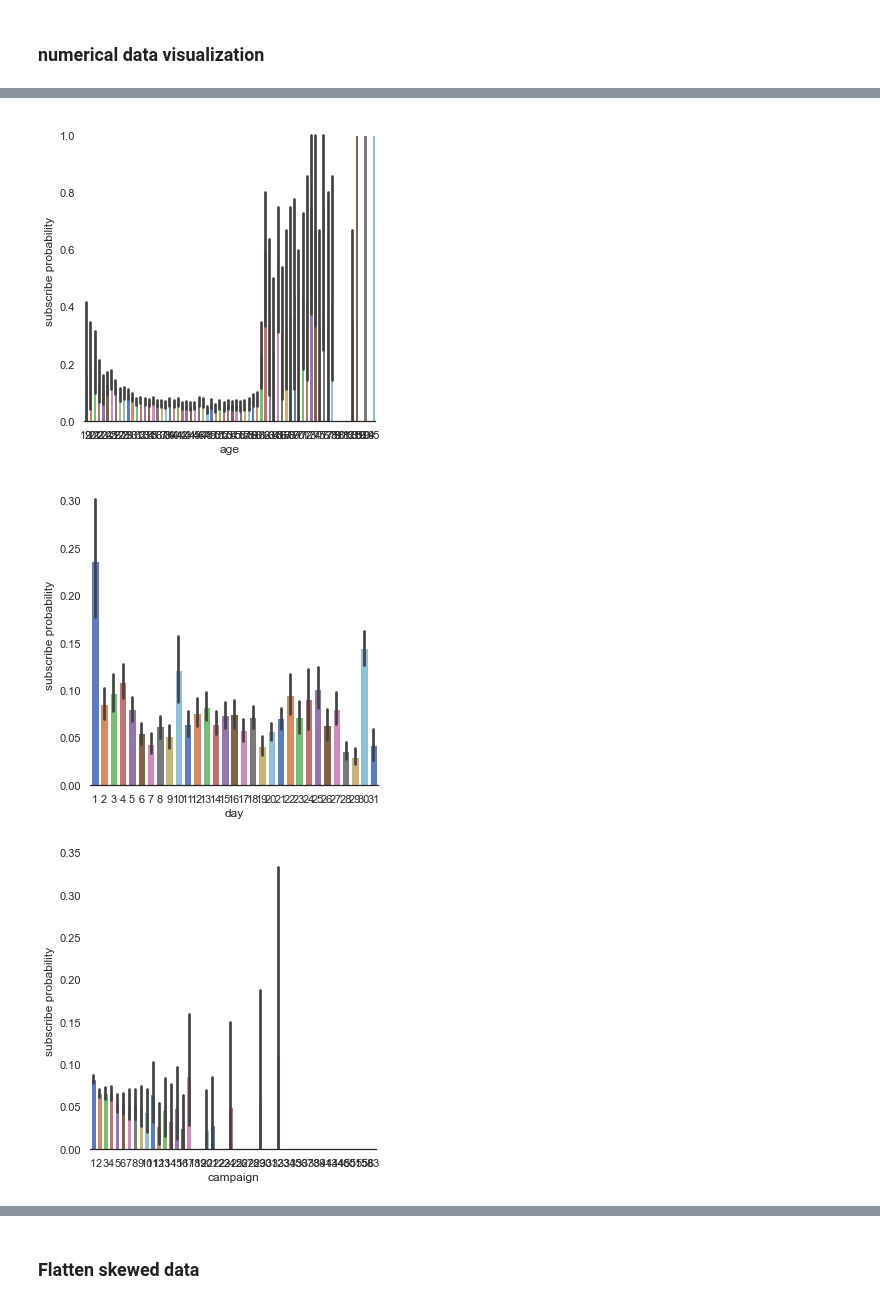
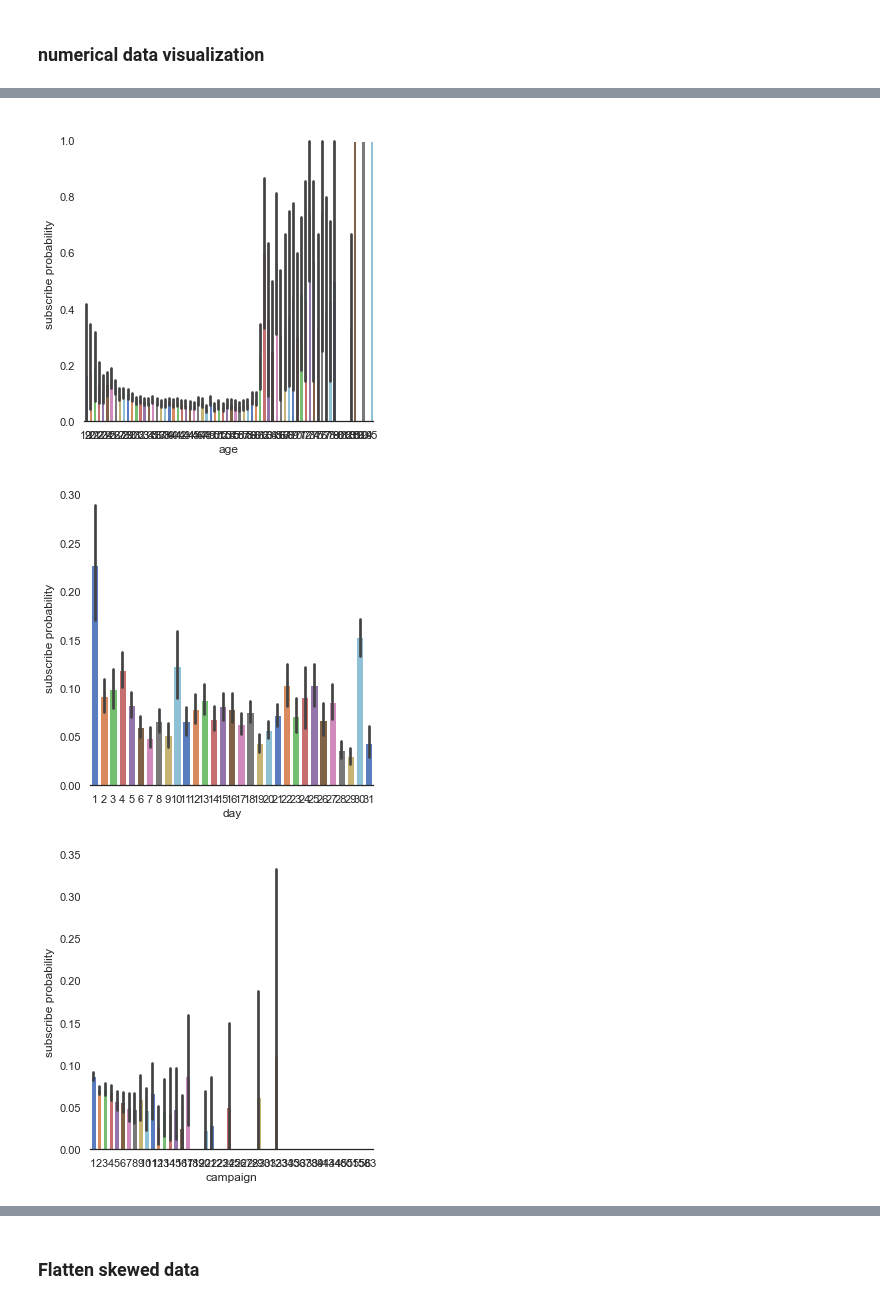
Before and after one commit to gtpgg1013/AI_docs, a Jupyter notebook: part4-ML/from_0920/challenge data/Data Preprocessing two.ipynb, the cells around one changed output, grey strips where cells are left out. Saved outputs shown, nothing was run; the diff lists cells and outputs as text; code cells hidden in the pictures.

```diff
--- a/part4-ML/from_0920/challenge data/Data Preprocessing two.ipynb
+++ b/part4-ML/from_0920/challenge data/Data Preprocessing two.ipynb
@@ -146,7 +138,7 @@ def detect_outliers(df,n,features):
     return multiple_outliers
 
 # detect outliers from age, balance, duration
-outliers_to_drop = detect_outliers(train, 2, numerical_list)
+outliers_to_drop = detect_outliers(train, 3, numerical_list)
 # %%
 len(outliers_to_drop)
 # %% [output]
@@ -210,19 +205,19 @@ dataset.describe()
 # %%
-g = sns.factorplot(x='age', y='subscribe', data=t, kind='bar',palette = 'muted')
+g = sns.factorplot(x='age', y='subscribe', data=train, kind='bar',palette = 'muted')
 g.despine(left=True)
 g = g.set_ylabels('subscribe probability')
 # %% [output]
-[figure, old version]
+[figure, new version]
 # %%
-g = sns.factorplot(x='day', y='subscribe', data=t, kind='bar',palette = 'muted')
+g = sns.factorplot(x='day', y='subscribe', data=train, kind='bar',palette = 'muted')
 g.despine(left=True)
 g = g.set_ylabels('subscribe probability')
 # %% [output]
-[figure, old version]
+[figure, new version]
 # %%
-g = sns.factorplot(x='campaign', y='subscribe', data=t, kind='bar',palette = 'muted')
+g = sns.factorplot(x='campaign', y='subscribe', data=train, kind='bar',palette = 'muted')
 g.despine(left=True)
 g = g.set_ylabels('subscribe probability')
 # %% [output]
-[figure, old version]
+[figure, new version]
 # %%
```
Also changed, not shown: parts of 59 cells of this notebook, 11 other files.
